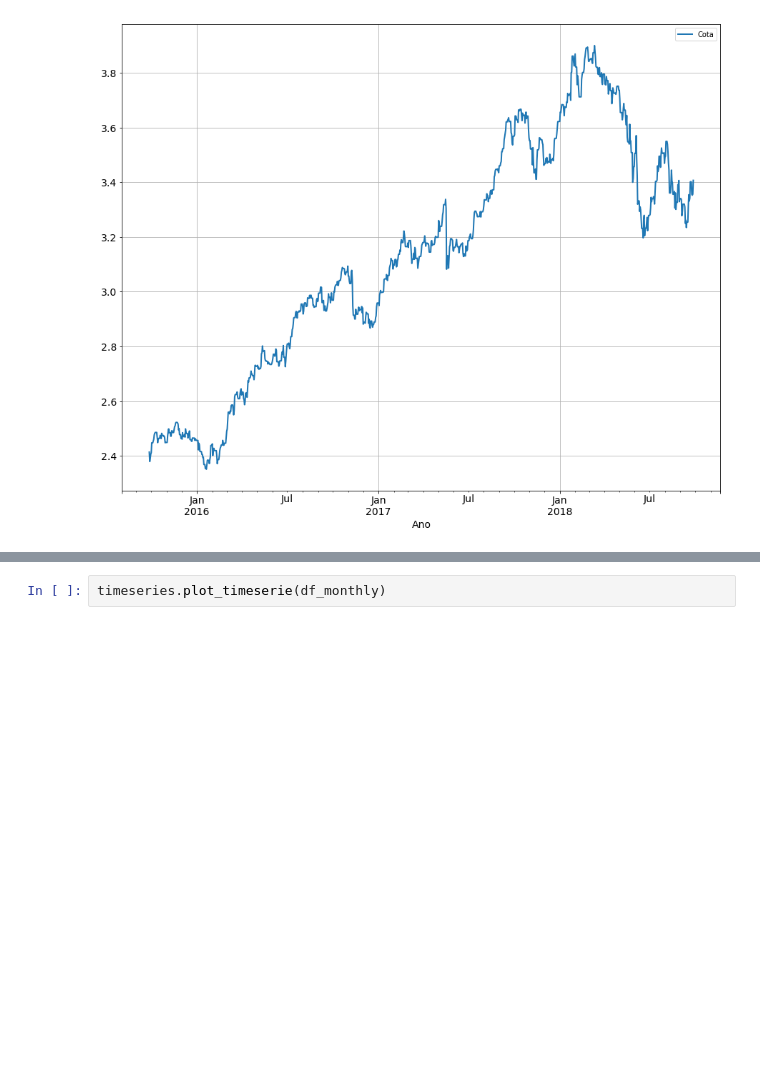
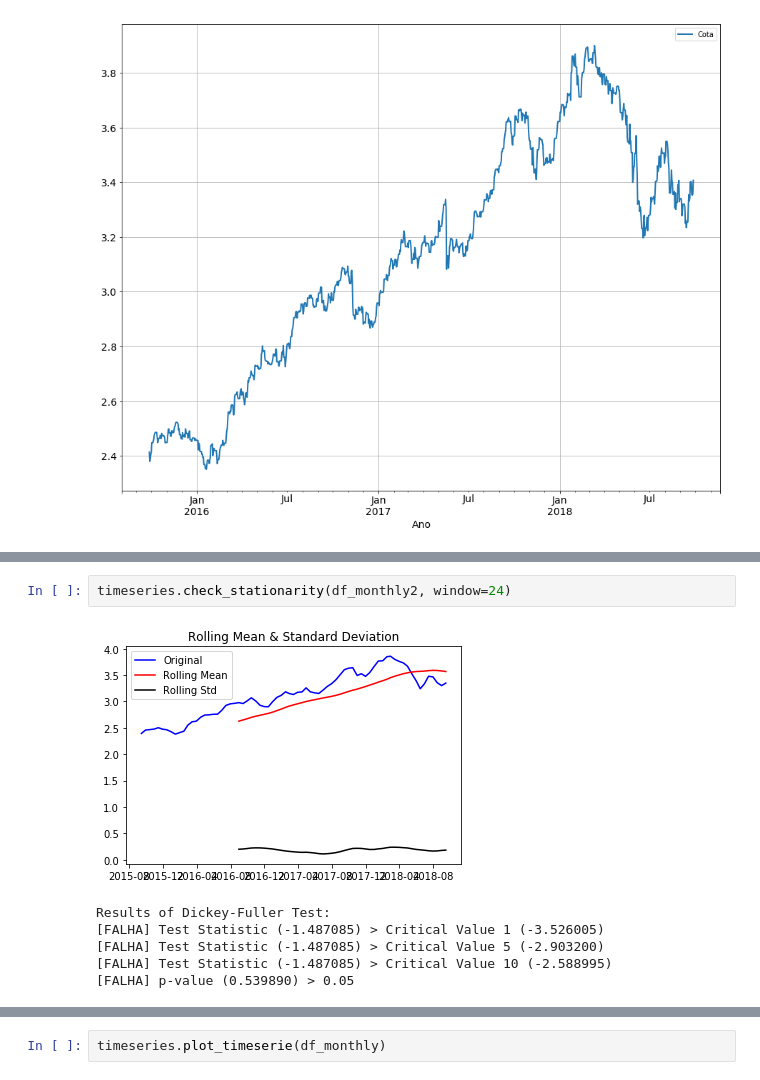
Before and after one commit to jorgealmeidajr/tcc-senai-timeseries, a Jupyter notebook: src/timeseries03-analysis.ipynb, the cells around one changed output, grey strips where cells are left out. Saved outputs shown, nothing was run; the diff lists cells and outputs as text; blank space fills up the shorter version.

```diff
--- a/src/timeseries03-analysis.ipynb
+++ b/src/timeseries03-analysis.ipynb
@@ -183,0 +89,9 @@ p-value (0.553810) > 0.05
+# %%
+timeseries.check_stationarity(df_monthly2, window=24)
+# %% [output]
+[figure, added]
+Results of Dickey-Fuller Test:
+[FALHA] Test Statistic (-1.487085) > Critical Value 1 (-3.526005)
+[FALHA] Test Statistic (-1.487085) > Critical Value 5 (-2.903200)
+[FALHA] Test Statistic (-1.487085) > Critical Value 10 (-2.588995)
+[FALHA] p-value (0.539890) > 0.05
```
Also changed, not shown: parts of 18 cells of this notebook, 2 other files.
